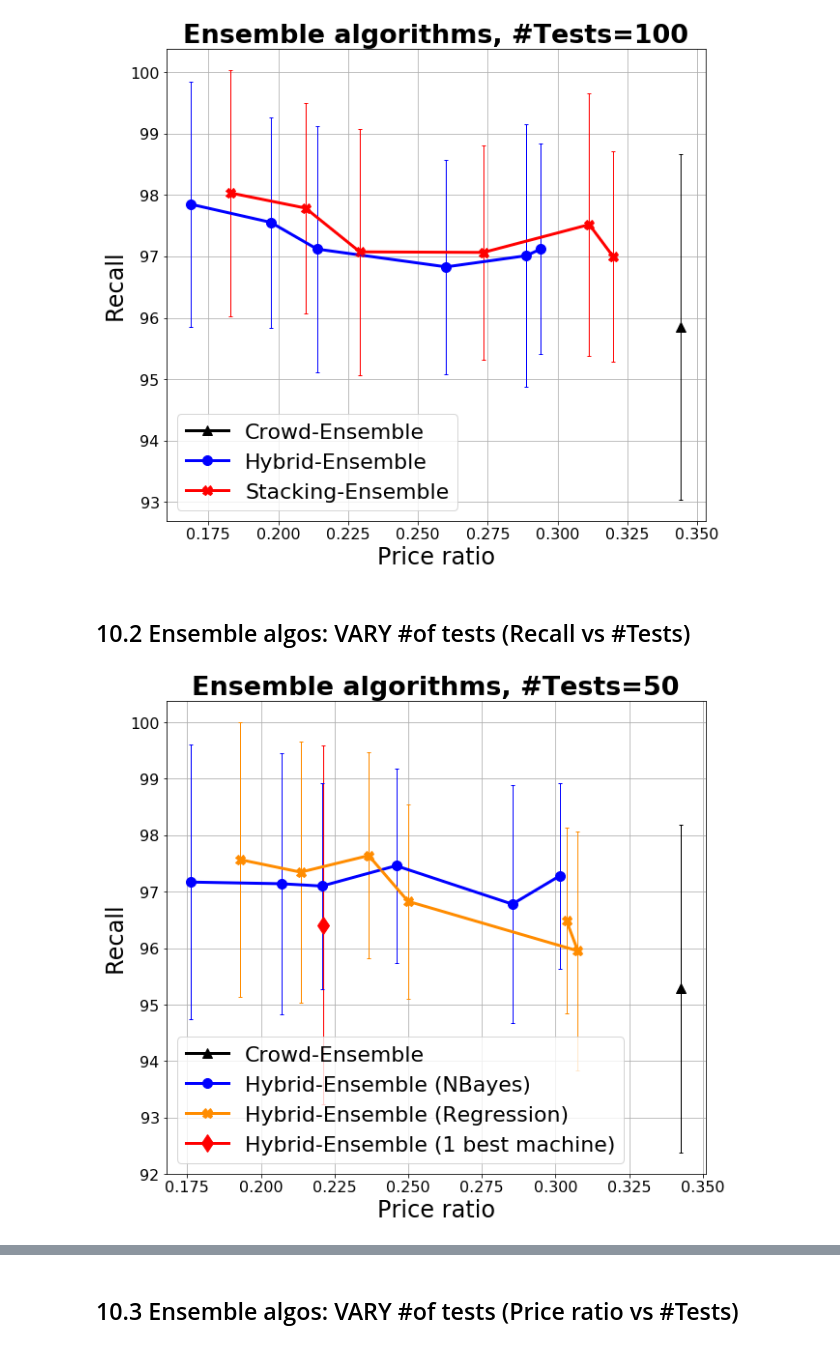
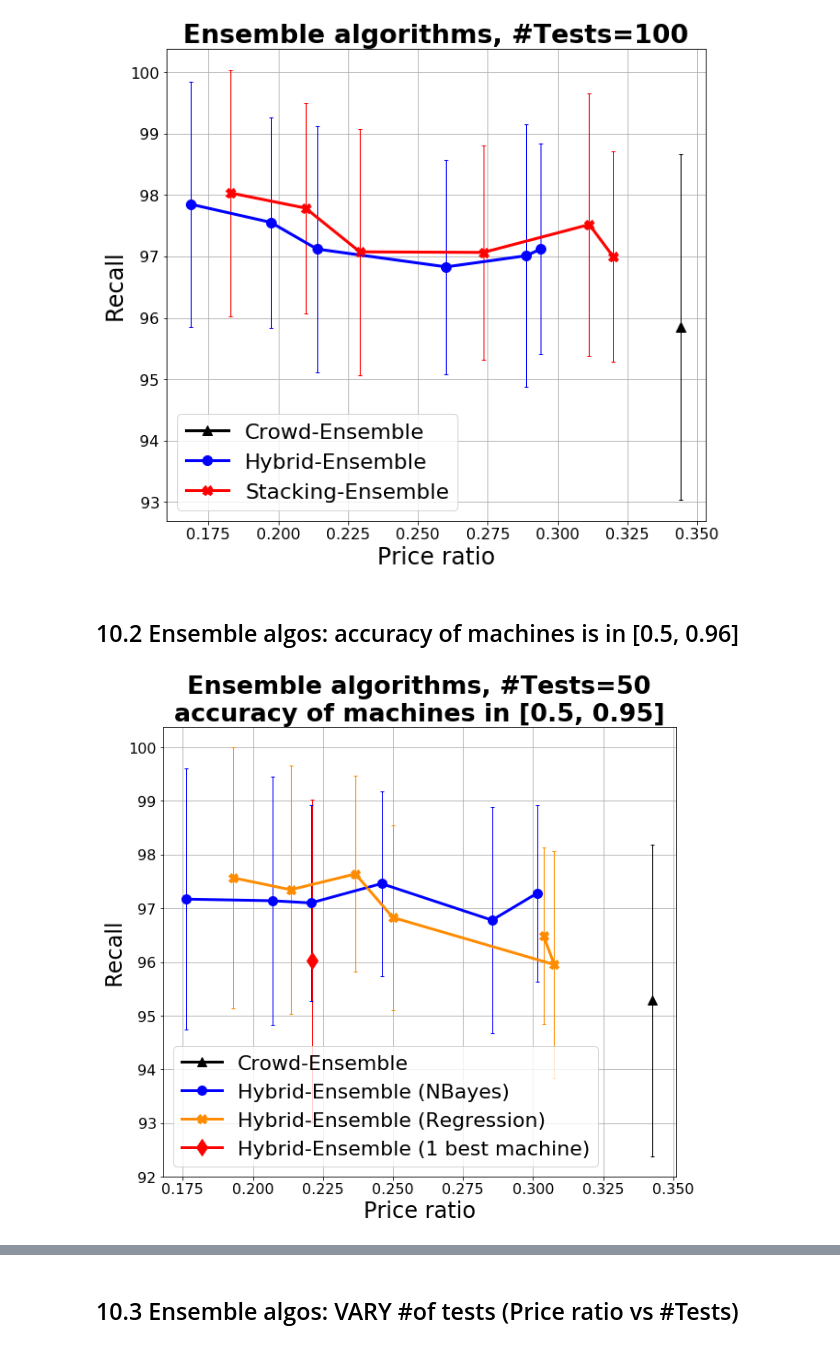
Before and after one commit to Evgeneus/crowd-machine-collaboration-for-item-screening, a Jupyter notebook: data/visualisation_scripts/ hybrid_algorithm_evaluation.ipynb, the cells around one changed output, grey strips where cells are left out. Cells and saved outputs as stored; diff of their text form; code cells hidden in the pictures.

Commit message:
data/experiment/ accuracy of machines is in [0.5, 0.75]

```diff
--- a/data/visualisation_scripts/ hybrid_algorithm_evaluation.ipynb
+++ b/data/visualisation_scripts/ hybrid_algorithm_evaluation.ipynb
@@ -647,10 +647,10 @@ plt.grid()
 # %% [output]
 [figure]
 # %% [markdown]
-## 10.2 Ensemble algos: VARY #of tests (Recall vs #Tests)
+## 10.2 Ensemble algos: accuracy of machines is in [0.5, 0.96]
 # %%
 # data = pd.read_csv('../output_data/fig_tests_stacking_filters1.csv')
-data = pd.read_csv('../output_data/fig3_50items.csv')
+data = pd.read_csv('../output_data/fig3_50tests.csv')
 data['price_mean'] /= 20
 data['price_std'] /= 20
 
@@ -664,36 +664,37 @@ ax.set_color_cycle(colors)
 markers = ['o', 'X']
 num_tests = 50
 
 y = data.loc[(data['algorithm'] == 'Crowd-Ensemble') & (data['machine_tests'] == 0.)]['recall'].values
 x = data.loc[(data['algorithm'] == 'Crowd-Ensemble') & (data['machine_tests'] == 0.)]['price_mean'].values
 err_y = data.loc[(data['algorithm'] == 'Crowd-Ensemble') & (data['machine_tests'] == 0.)]['recall_std'].values
 plt.plot(x, y, label='Crowd-Ensemble', marker='^', linewidth=line_width, markersize=marker_size+2)
 plt.errorbar(x, y, yerr=err_y, marker='^', linewidth=err_line_width, capsize=caps_size)
 
 def plot_alg(data, alg, marker):
     y = data.loc[(data['algorithm'] == alg) & (data['machine_tests'] == num_tests)]['recall'].values
     x = data.loc[(data['algorithm'] == alg) & (data['machine_tests'] == num_tests)]['price_mean'].values
     err_y = data.loc[(data['algorithm'] == alg) & (data['machine_tests'] == num_tests)]['recall_std'].values
     plt.plot(x, y, label=alg, marker=marker, linewidth=line_width, markersize=marker_size+2)
     plt.errorbar(x, y, yerr=err_y, marker=marker, linewidth=err_line_width, capsize=caps_size)
 
 for alg, marker in zip(algos, markers):
     plot_alg(data, alg, marker)
 
-# best classifier
-y = [96.41]
+# best classifier acc [0.5, 0.95]
+y = [96.02]
 x = [4.42/20]
-err_y = [3.18]
+err_y = [3]
 plt.plot(x, y, label='Hybrid-Ensemble (1 best machine)', marker='d', linewidth=line_width, markersize=marker_size+5)
 plt.errorbar(x, y, yerr=err_y, marker='d', linewidth=err_line_width, capsize=caps_size)
 
-plt.title('Ensemble algorithms, #Tests={}'.format(num_tests), size=title_size, fontweight='bold')
+
+plt.title('Ensemble algorithms, #Tests={}\naccuracy of machines in [0.5, 0.95]'.format(num_tests), size=title_size, fontweight='bold')
 plt.xlabel('Price ratio', size=axes_size)
 plt.ylabel('Recall', size=axes_size)
 plt.legend(fontsize = legend_size)
 plt.tick_params(axis='both', which='major', labelsize=label_size)
 plt.grid()
 
-# fig.savefig('ensemble_algos.png', format='png', dpi=500)
+# fig.savefig('ensemble_algos_acc05_095.png', format='png', dpi=500)
 # %% [output]
-[figure, old version]
+[figure, new version]
```
Also changed, not shown: parts of 2 cells of this notebook, 2 other files.
